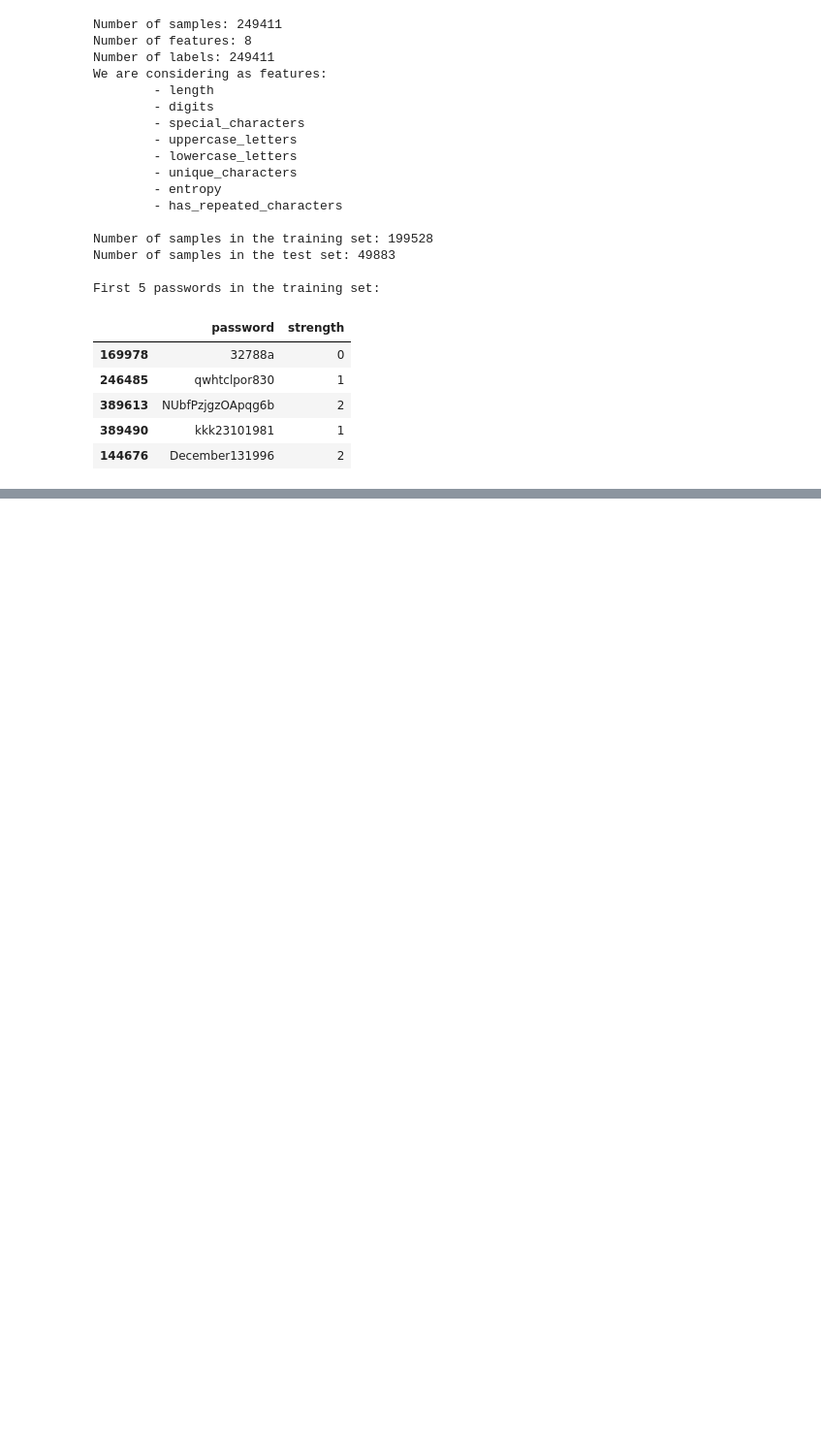
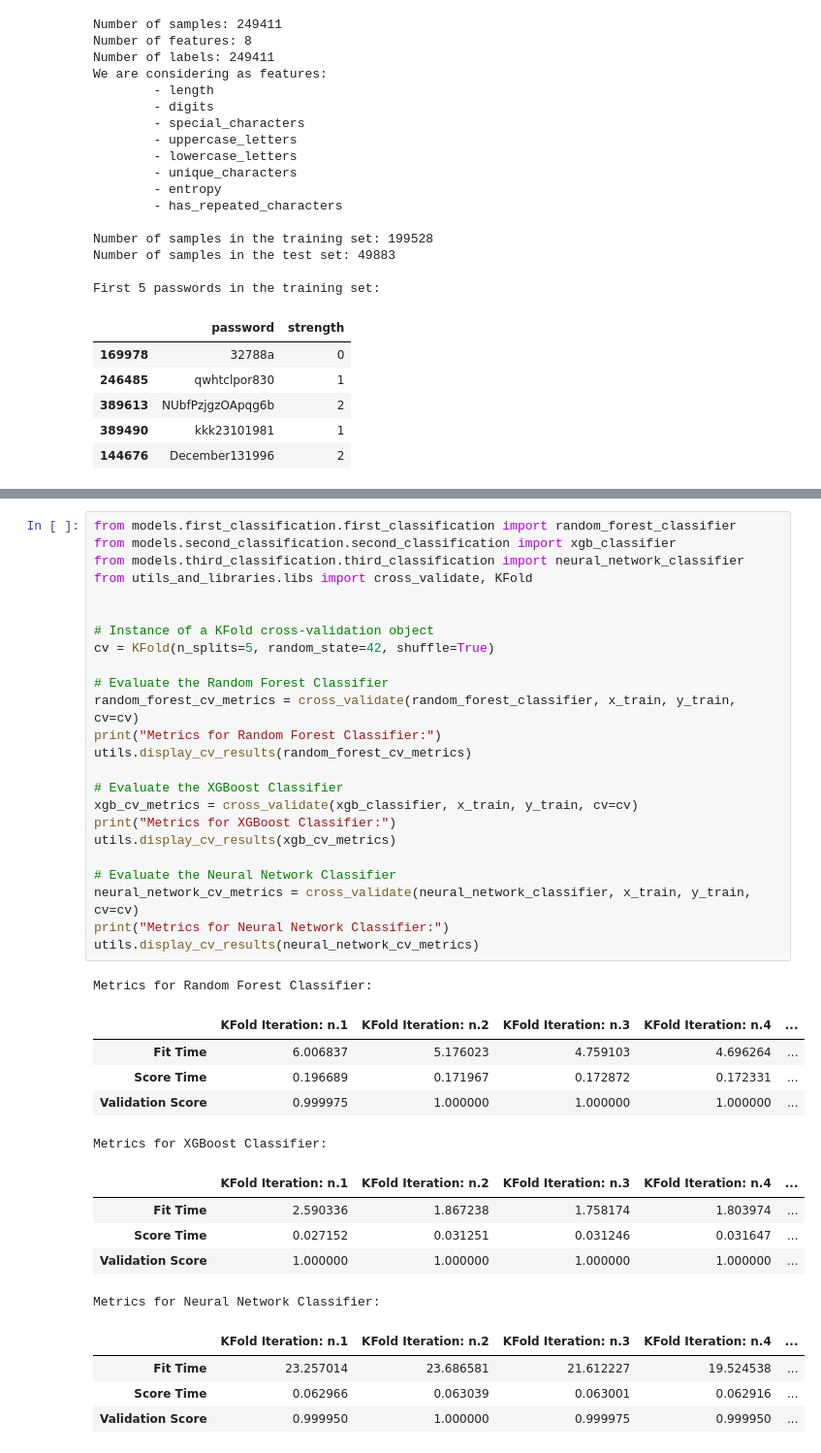
Before and after one commit to LucaMelis0/password-strength-classification, a Jupyter notebook: main.ipynb, the cells around one changed output, grey strips where cells are left out. Shown at 97% size. Cells and saved outputs as stored; diff of their text form; blank space fills up the shorter version.

Commit message:
Introducing the three classifiers. Implementing K-Fold cross-validation to evaluate their performance.

```diff
--- a/main.ipynb
+++ b/main.ipynb
@@ -163,0 +170,40 @@ First 5 passwords in the training set:
+# %%
+from models.first_classification.first_classification import random_forest_classifier
+from models.second_classification.second_classification import xgb_classifier
+from models.third_classification.third_classification import neural_network_classifier
+from utils_and_libraries.libs import cross_validate, KFold
+
+
+# Instance of a KFold cross-validation object
+cv = KFold(n_splits=5, random_state=42, shuffle=True)
+
+# Evaluate the Random Forest Classifier
+random_forest_cv_metrics = cross_validate(random_forest_classifier, x_train, y_train, cv=cv)
+print("Metrics for Random Forest Classifier:")
+utils.display_cv_results(random_forest_cv_metrics)
+
+# Evaluate the XGBoost Classifier
+xgb_cv_metrics = cross_validate(xgb_classifier, x_train, y_train, cv=cv)
+print("Metrics for XGBoost Classifier:")
+utils.display_cv_results(xgb_cv_metrics)
+
+# Evaluate the Neural Network Classifier
+neural_network_cv_metrics = cross_validate(neural_network_classifier, x_train, y_train, cv=cv)
+print("Metrics for Neural Network Classifier:")
+utils.display_cv_results(neural_network_cv_metrics)
+# %% [output]
+Metrics for Random Forest Classifier:
+|  | KFold Iteration: n.1 | KFold Iteration: n.2 | KFold Iteration: n.3 | KFold Iteration: n.4 | ... |
+| Fit Time | 6.006837 | 5.176023 | 4.759103 | 4.696264 | ... |
+| Score Time | 0.196689 | 0.171967 | 0.172872 | 0.172331 | ... |
+| Validation Score | 0.999975 | 1.000000 | 1.000000 | 1.000000 | ... |
+Metrics for XGBoost Classifier:
+|  | KFold Iteration: n.1 | KFold Iteration: n.2 | KFold Iteration: n.3 | KFold Iteration: n.4 | ... |
+| Fit Time | 2.590336 | 1.867238 | 1.758174 | 1.803974 | ... |
+| Score Time | 0.027152 | 0.031251 | 0.031246 | 0.031647 | ... |
+| Validation Score | 1.000000 | 1.000000 | 1.000000 | 1.000000 | ... |
+Metrics for Neural Network Classifier:
+|  | KFold Iteration: n.1 | KFold Iteration: n.2 | KFold Iteration: n.3 | KFold Iteration: n.4 | ... |
+| Fit Time | 23.257014 | 23.686581 | 21.612227 | 19.524538 | ... |
+| Score Time | 0.062966 | 0.063039 | 0.063001 | 0.062916 | ... |
+| Validation Score | 0.999950 | 1.000000 | 0.999975 | 0.999950 | ... |
```
Also changed, not shown: parts of 1 cell of this notebook, 5 other files.
